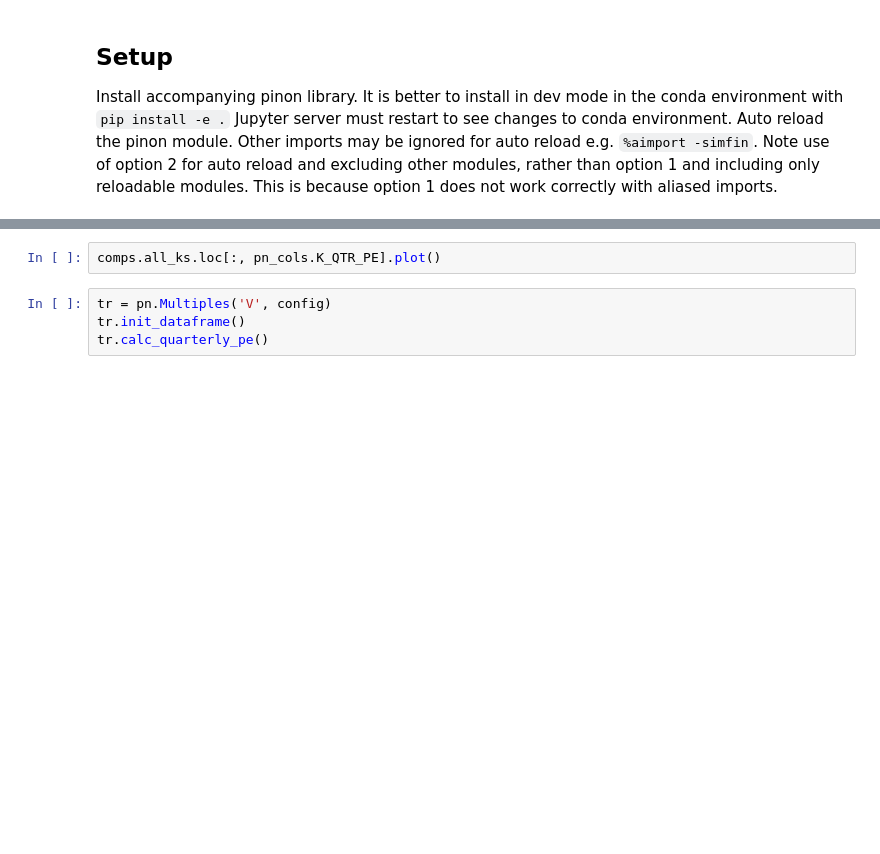
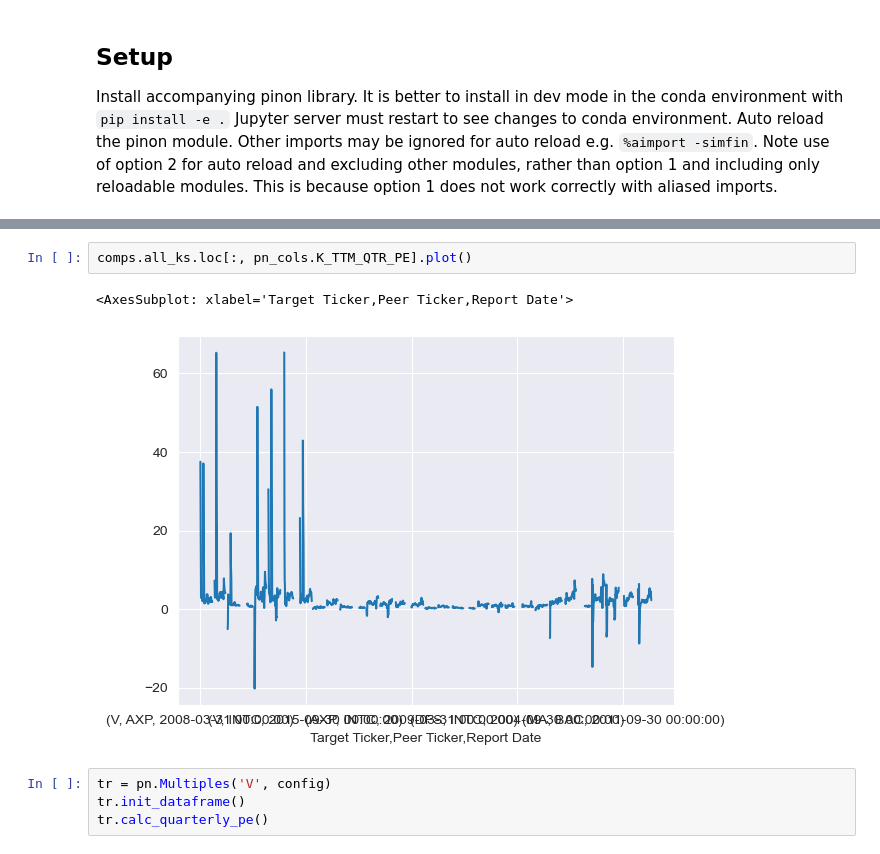
Before and after one commit to ddannenb/pinon, a Jupyter notebook: notebooks/try2.ipynb, the cells around one changed output, grey strips where cells are left out. Drawn from its saved outputs; the diff is of its cells as text; blank space fills up the shorter version.

```diff
--- a/notebooks/try2.ipynb
+++ b/notebooks/try2.ipynb
@@ -75,5 +100,8 @@ comps.all_ks.loc['V', 'AXP'][pn_cols.K_QTR_PE].plot()
 # %%
-comps.all_ks.loc[:, pn_cols.K_QTR_PE].plot()
+comps.all_ks.loc[:, pn_cols.K_TTM_QTR_PE].plot()
+# %% [output]
+<AxesSubplot: xlabel='Target Ticker,Peer Ticker,Report Date'>
+[figure, added]
 # %%
 tr = pn.Multiples('V', config)
 tr.init_dataframe()
```
Also changed, not shown: parts of 4 cells of this notebook, 3 other files.
